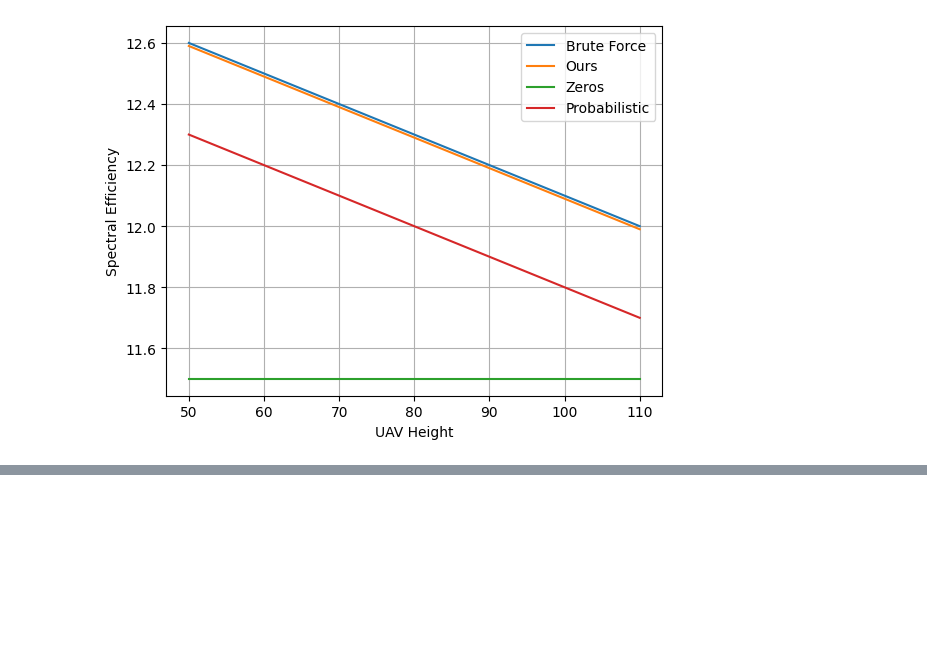
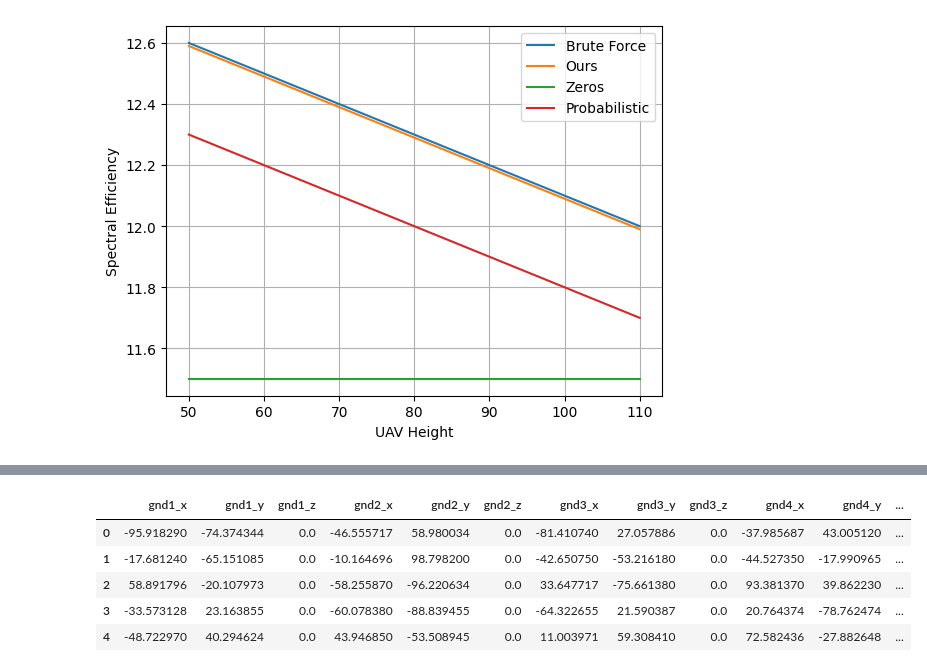
Before and after one commit to Marvic1130/DL-Based-UAV-Positioning-in-Blockage-Aware-Channel-Model, a Jupyter notebook: results.ipynb, the cells around one changed output, grey strips where cells are left out. Drawn from its saved outputs; the diff is of its cells as text; code cells hidden in the pictures; blank space fills up the shorter version.

```diff
--- a/results.ipynb
+++ b/results.ipynb
@@ -102,0 +116,14 @@ plt.show()
+# %%
+df['prob_x'] = None
+df['prob_y'] = None
+df['prob_z'] = 50
+
+df.loc[0, 'prob_x'] = 1
+df.head()
+# %% [output]
+|  | gnd1_x | gnd1_y | gnd1_z | gnd2_x | gnd2_y | gnd2_z | gnd3_x | gnd3_y | gnd3_z | gnd4_x | gnd4_y | ... |
+| 0 | -95.918290 | -74.374344 | 0.0 | -46.555717 | 58.980034 | 0.0 | -81.410740 | 27.057886 | 0.0 | -37.985687 | 43.005120 | ... |
+| 1 | -17.681240 | -65.151085 | 0.0 | -10.164696 | 98.798200 | 0.0 | -42.650750 | -53.216180 | 0.0 | -44.527350 | -17.990965 | ... |
+| 2 | 58.891796 | -20.107973 | 0.0 | -58.255870 | -96.220634 | 0.0 | 33.647717 | -75.661380 | 0.0 | 93.381370 | 39.862230 | ... |
+| 3 | -33.573128 | 23.163855 | 0.0 | -60.078380 | -88.839455 | 0.0 | -64.322655 | 21.590387 | 0.0 | 20.764374 | -78.762474 | ... |
+| 4 | -48.722970 | 40.294624 | 0.0 | 43.946850 | -53.508945 | 0.0 | 11.003971 | 59.308410 | 0.0 | 72.582436 | -27.882648 | ... |
```
Also changed, not shown: parts of 11 cells of this notebook, 32 other files.
